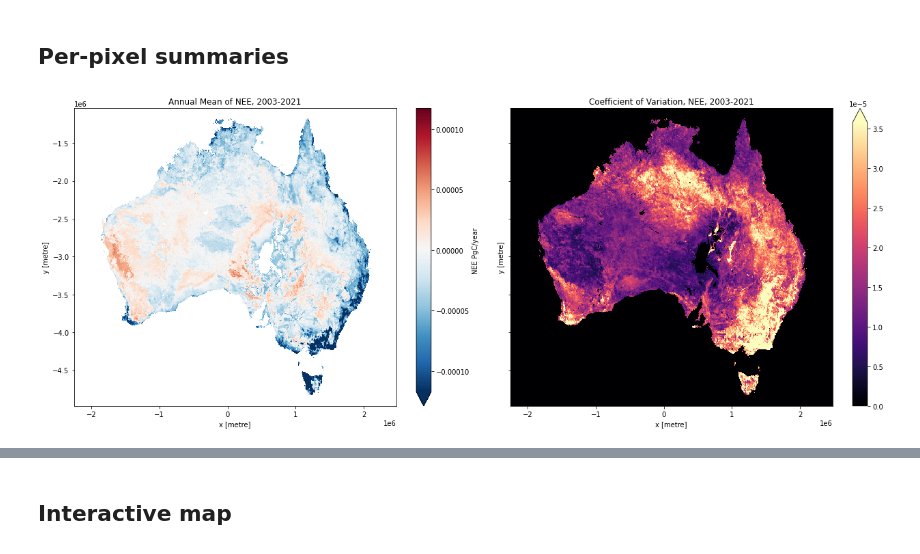
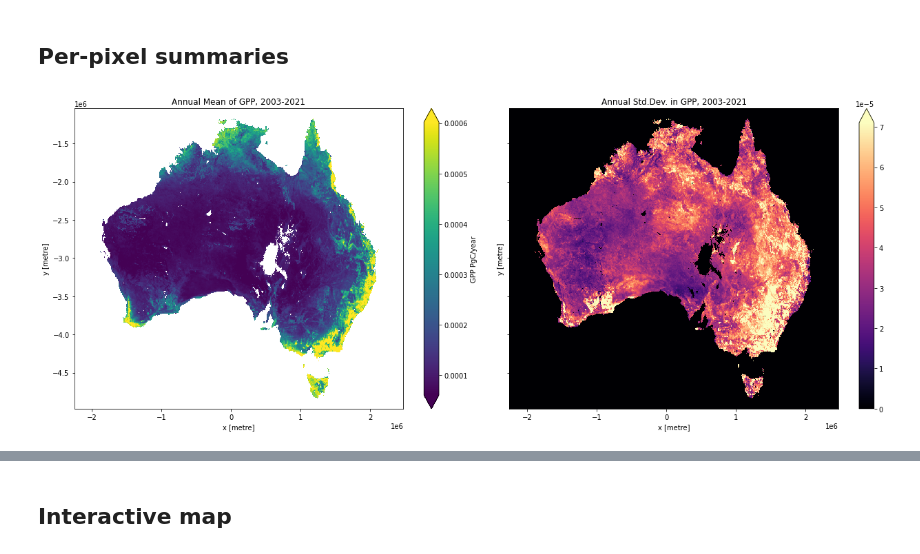
Before and after one commit to cbur24/NEE_modelling, a Jupyter notebook: 6_Plot_results.ipynb, the cells around one changed output, grey strips where cells are left out. Cells and saved outputs as stored; diff of their text form; code cells hidden in the pictures.

```diff
--- a/6_Plot_results.ipynb
+++ b/6_Plot_results.ipynb
@@ -20,8 +20,8 @@ warnings.filterwarnings("ignore")
 # %% [markdown]
 ## Analysis Parameters
 # %%
-var = 'NEE'
-suffix='20221123'
+var = 'GPP'
+suffix='20221208'
 results_name = var+'_2003_2021_5km_LGBM_'+suffix+'.nc'
 mask_path = '/g/data/os22/chad_tmp/NEE_modelling/results/prediction_data/mask_5km.nc'
 
@@ -135,14 +139,14 @@ scaled_variance = annual_std / annual_mean
 # write_cog(annual_std, '/g/data/os22/chad_tmp/NEE_modelling/results/predictions/NEE_annual_std.tif')
 # %%
 fig,ax = plt.subplots(1,2, figsize=(18,7), sharey=True)
-annual_mean.rename(var+' PgC/year').where(annual_mean!=0).plot.imshow(ax=ax[0], cmap='RdBu_r', robust=True)  #cmap='RdBu_r'
+annual_mean.rename(var+' PgC/year').where(annual_mean!=0).plot.imshow(ax=ax[0], cmap='viridis', robust=True)  #cmap='RdBu_r'
 annual_std.rename('').plot.imshow(ax=ax[1], cmap='magma', robust=True)
-# np.absolute(scaled_variance.rename('')).plot.imshow(ax=ax[1],cmap='magma', vmax=3)
+# np.absolute(scaled_variance.rename('')).plot.imshow(ax=ax[1],cmap='magma', robust=True)
 ax[0].set_title('Annual Mean of '+var+', 2003-2021')
-# ax[1].set_title('Annual Std.Dev. in '+var+', 2003-2021')
-ax[1].set_title('Coefficient of Variation, '+var+', 2003-2021')
+ax[1].set_title('Annual Std.Dev. in '+var+', 2003-2021')
+# ax[1].set_title('Coefficient of Variation, '+var+', 2003-2021')
 # plt.suptitle('Annual Mean and Std. Dev. of GPP, 2003-2021')
 plt.tight_layout();
 # %% [output]
-[figure, old version]
+[figure, new version]
 # %%
```
Also changed, not shown: parts of 8 cells of this notebook, 38 other files.
